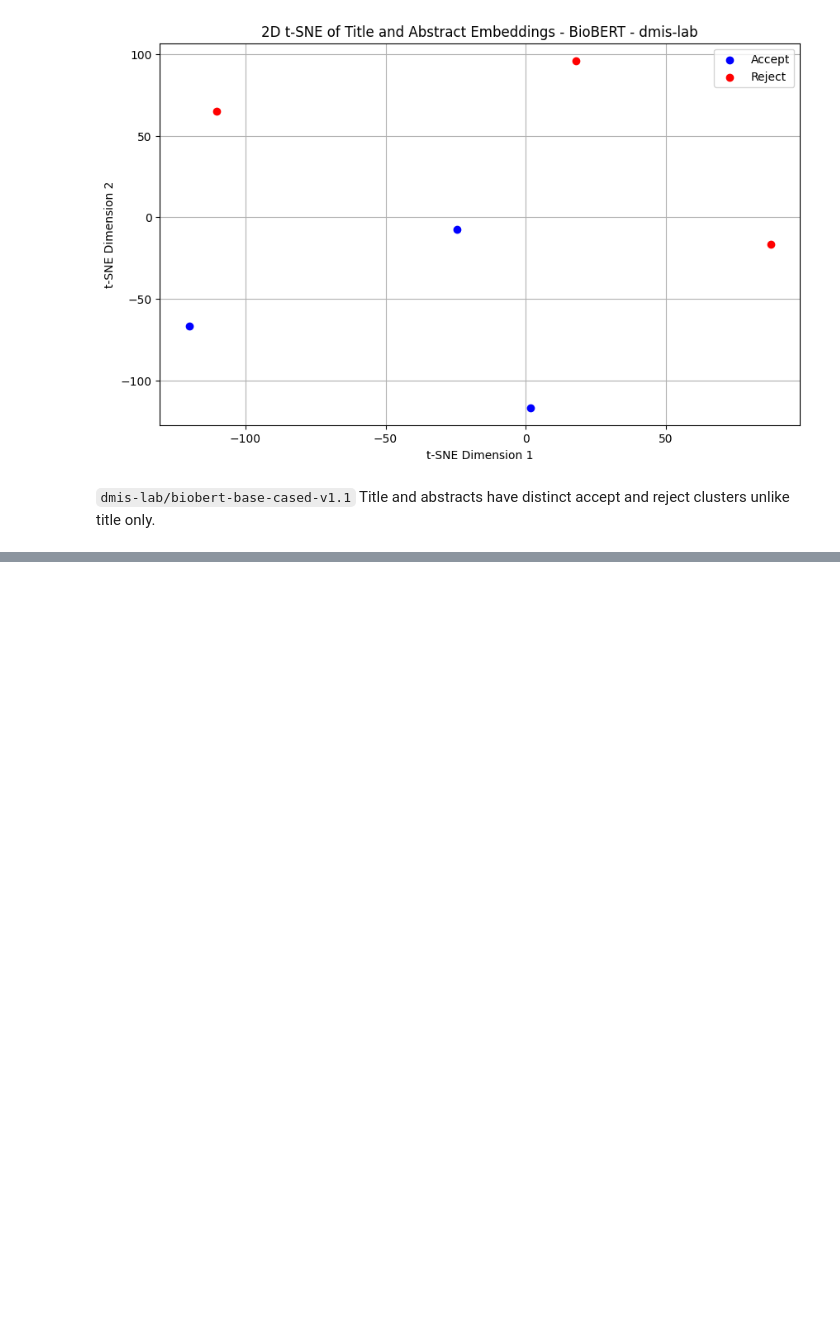
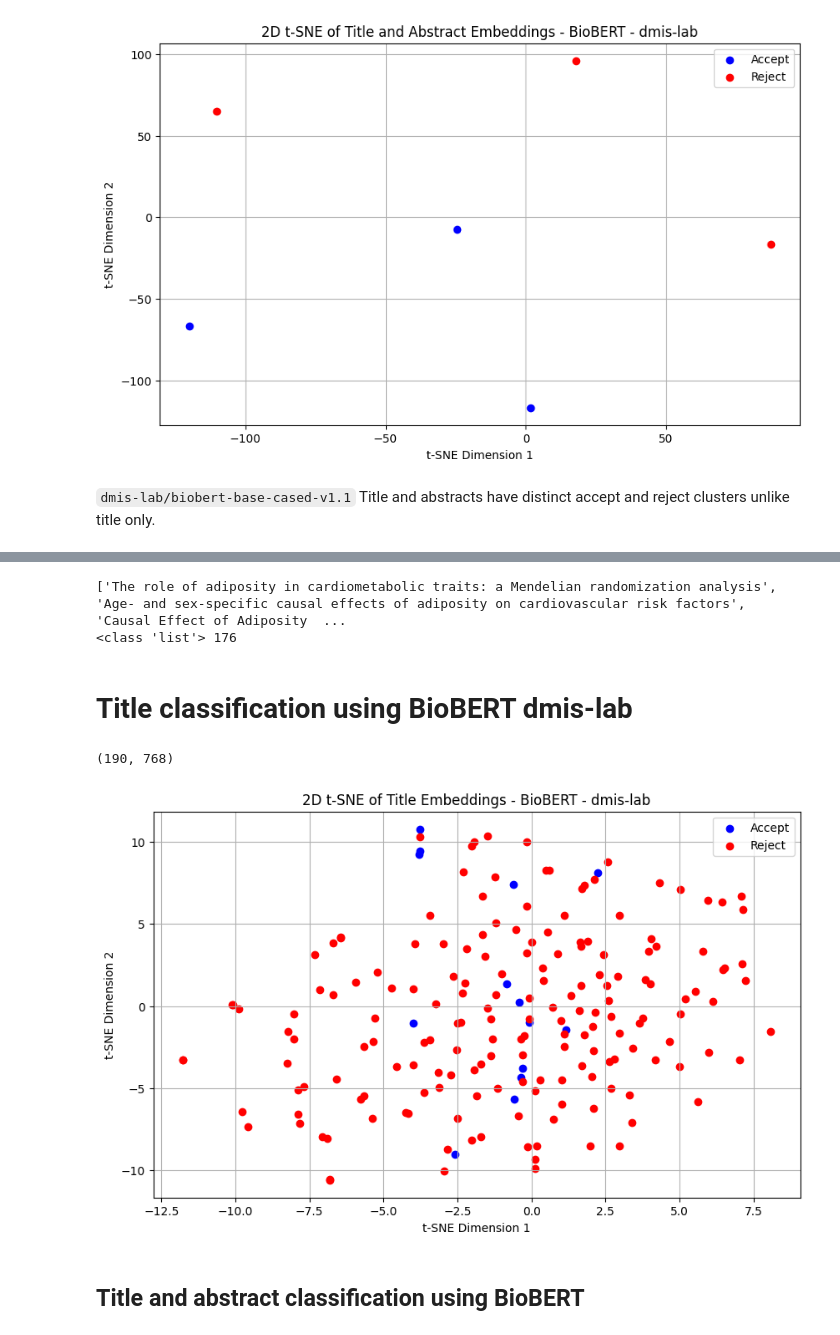
Before and after one commit to winfrednyoroka/ArticleSieve, a Jupyter notebook: Notebooks/Screeningpapers.ipynb, the cells around one changed output, grey strips where cells are left out. Drawn from its saved outputs; the diff is of its cells as text; code cells hidden in the pictures; blank space fills up the shorter version.

Commit message:
classify and visualise all MR papers

```diff
--- a/Notebooks/Screeningpapers.ipynb
+++ b/Notebooks/Screeningpapers.ipynb
@@ -872,0 +907,19 @@ plt.show()
+# %%
+# Make a list of titles, titles and abstract for each category
+# Include
+Include_titles = Include['title'].tolist()
+Include_titles_abstract = Include['title_abs'].tolist()
+
+print(Include_titles)
+# Exclude
+Exclude_titles = Exclude['title'].tolist()
+Exclude_titles_abstract = Exclude['title_abs'].tolist()
+print(type(Exclude_titles_abstract),len(Exclude_titles_abstract))
+# Maybe
+Maybe_titles = Maybe['title'].tolist()
+Maybe_titles_abstract = Maybe['title_abs'].tolist()
+# %% [output]
+['The role of adiposity in cardiometabolic traits: a Mendelian randomization analysis', 'Age- and sex-specific causal effects of adiposity on cardiovascular risk factors', 'Causal Effect of Adiposity  ...
+<class 'list'> 176
+# %% [markdown]
+# Title classification using BioBERT dmis-lab
@@ -872,0 +961,42 @@ plt.show()
+# %%
+# Visualise
+
+import numpy as np
+import matplotlib.pyplot as plt
+
+from sklearn.manifold import TSNE
+
+# Concatenate all embeddings
+all_embeddings = np.concatenate((accept_embeddings,reject_embeddings),axis=0)
+
+all_embeddings = np.squeeze(all_embeddings,axis=1)
+
+print(all_embeddings.shape)
+
+# Reduce the dimensionality
+# Set the perplexity to a value less than the number of samples
+perplexity_value = min(30, len(all_embeddings)-1)
+
+#Apply t-SNE for dimensionality reduction
+tsne = TSNE(n_components=2,random_state=42,perplexity=perplexity_value)
+embeddings_2d = tsne.fit_transform(all_embeddings)
+
+# Visualise the embeddings
+num_accepted = len(accept_embeddings)
+# Plotting
+plt.figure(figsize=(10,6))
+plt.scatter(embeddings_2d[:num_accepted,0],embeddings_2d[:num_accepted,1],color='b',label='Accept')
+plt.scatter(embeddings_2d[num_accepted:,0],embeddings_2d[num_accepted:,1],color='r',label='Reject')
+
+plt.title("2D t-SNE of Title Embeddings - BioBERT - dmis-lab")
+
+plt.xlabel('t-SNE Dimension 1')
+plt.ylabel('t-SNE Dimension 2')
+plt.legend()
+plt.grid(True)
+plt.show()
+# %% [output]
+(190, 768)
+[figure, added]
+# %% [markdown]
+## Title and abstract classification using BioBERT
```
Also changed, not shown: parts of 6 cells of this notebook.
